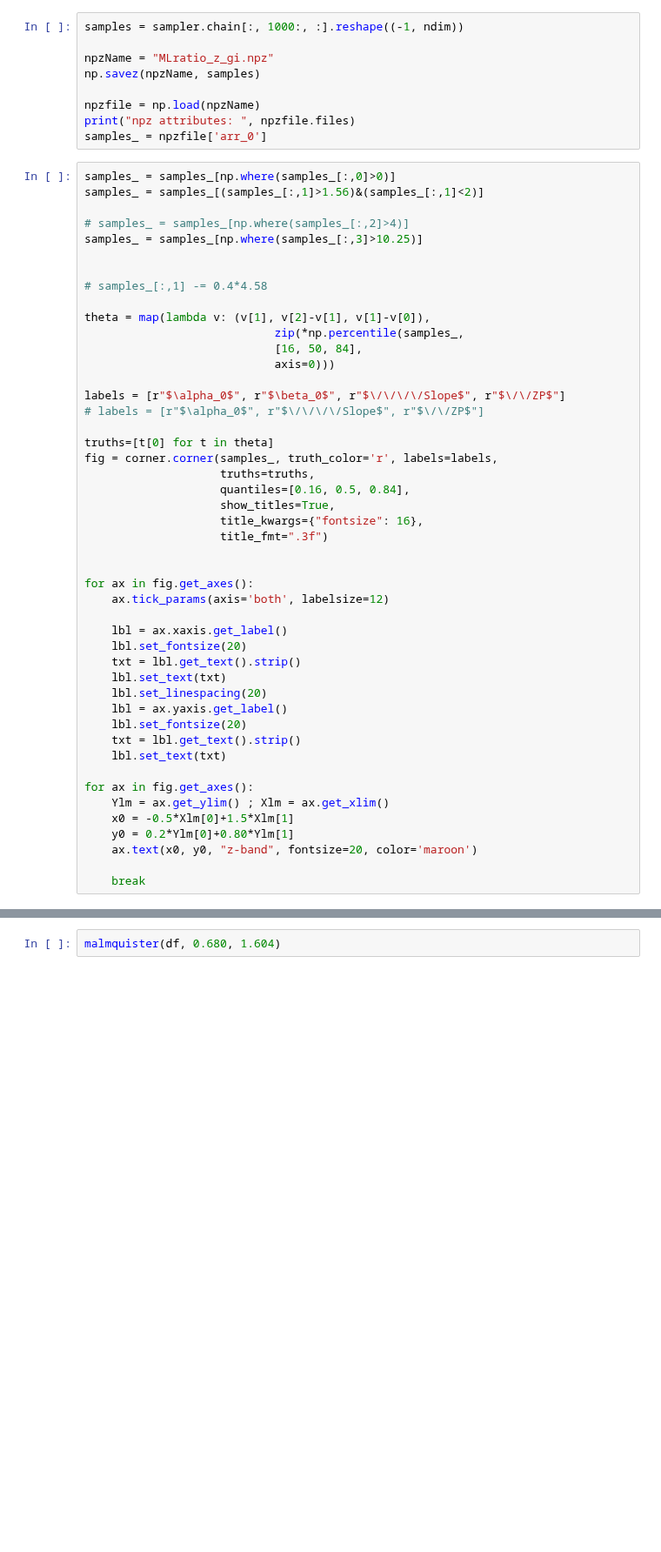
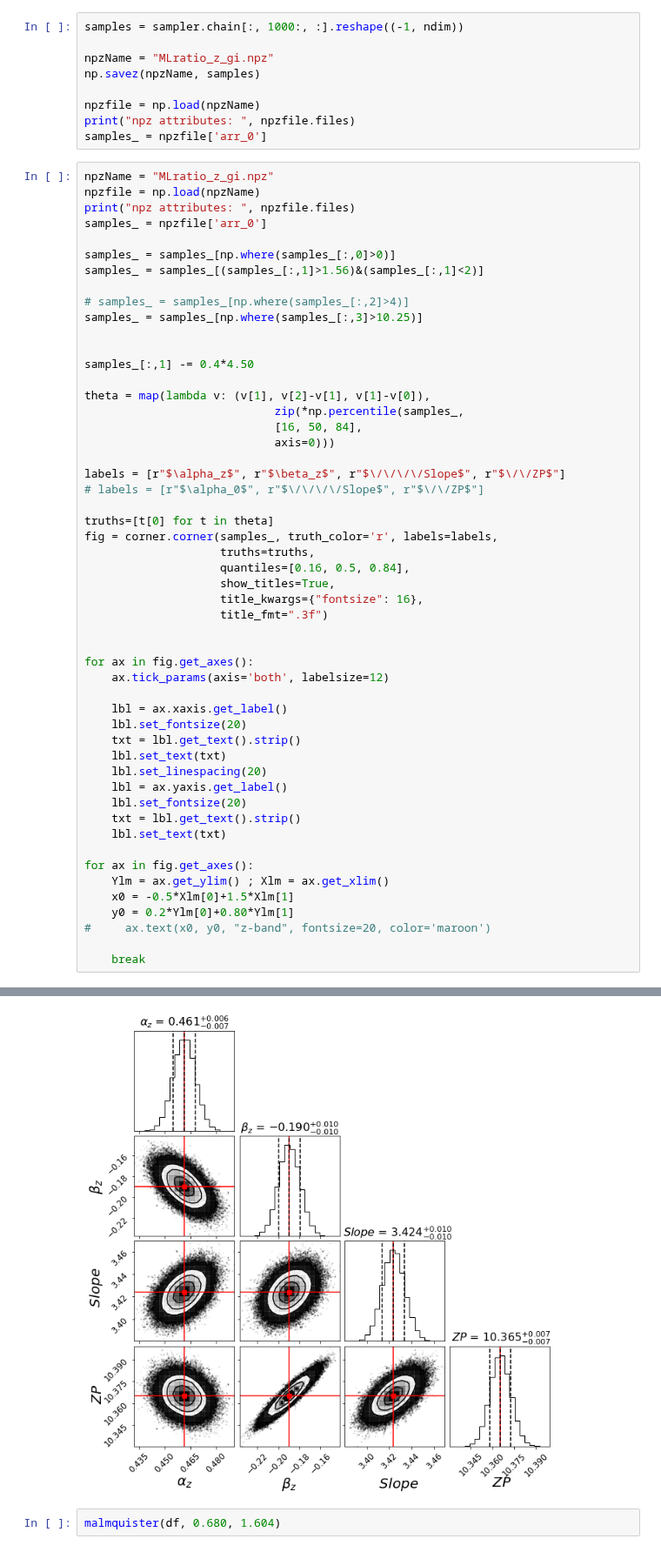
Before and after one commit to ekourkchi/test_TFRcatal, a Jupyter notebook: fit_MLratio_ z_gi.ipynb, the cells around one changed output, grey strips where cells are left out. Shown at 87% size. Drawn from its saved outputs; the diff is of its cells as text; blank space fills up the shorter version.

```diff
--- a/fit_MLratio_ z_gi.ipynb
+++ b/fit_MLratio_ z_gi.ipynb
@@ -316,6 +321,11 @@ npzfile = np.load(npzName)
 print("npz attributes: ", npzfile.files)
 samples_ = npzfile['arr_0']
 # %%
+npzName = "MLratio_z_gi.npz"
+npzfile = np.load(npzName)
+print("npz attributes: ", npzfile.files)
+samples_ = npzfile['arr_0']
+
 samples_ = samples_[np.where(samples_[:,0]>0)]
 samples_ = samples_[(samples_[:,1]>1.56)&(samples_[:,1]<2)]
 
@@ -323,14 +333,14 @@ samples_ = samples_[(samples_[:,1]>1.56)&(samples_[:,1]<2)]
 samples_ = samples_[np.where(samples_[:,3]>10.25)]
 
 
-# samples_[:,1] -= 0.4*4.58
+samples_[:,1] -= 0.4*4.50
 
 theta = map(lambda v: (v[1], v[2]-v[1], v[1]-v[0]),
                             zip(*np.percentile(samples_,
                             [16, 50, 84],
                             axis=0)))
 
-labels = [r"$\alpha_0$", r"$\beta_0$", r"$\/\/\/\/Slope$", r"$\/\/ZP$"]
+labels = [r"$\alpha_z$", r"$\beta_z$", r"$\/\/\/\/Slope$", r"$\/\/ZP$"]
 # labels = [r"$\alpha_0$", r"$\/\/\/\/Slope$", r"$\/\/ZP$"]
 
 truths=[t[0] for t in theta]
@@ -359,6 +369,7 @@ for ax in fig.get_axes():
     Ylm = ax.get_ylim() ; Xlm = ax.get_xlim()
     x0 = -0.5*Xlm[0]+1.5*Xlm[1]
     y0 = 0.2*Ylm[0]+0.80*Ylm[1]
-    ax.text(x0, y0, "z-band", fontsize=20, color='maroon')
+#     ax.text(x0, y0, "z-band", fontsize=20, color='maroon')
 
     break
+# %% [output]
@@ -365,2 +377,3 @@ for ax in fig.get_axes():
+[figure, added]
 # %%
 malmquister(df, 0.680, 1.604)
```
Also changed, not shown: parts of 7 cells of this notebook, 5 other files.
